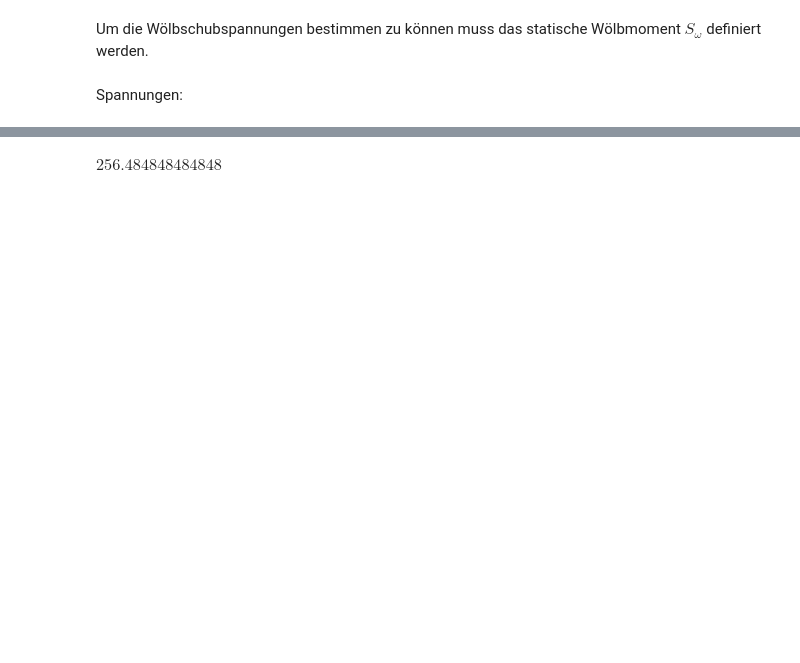
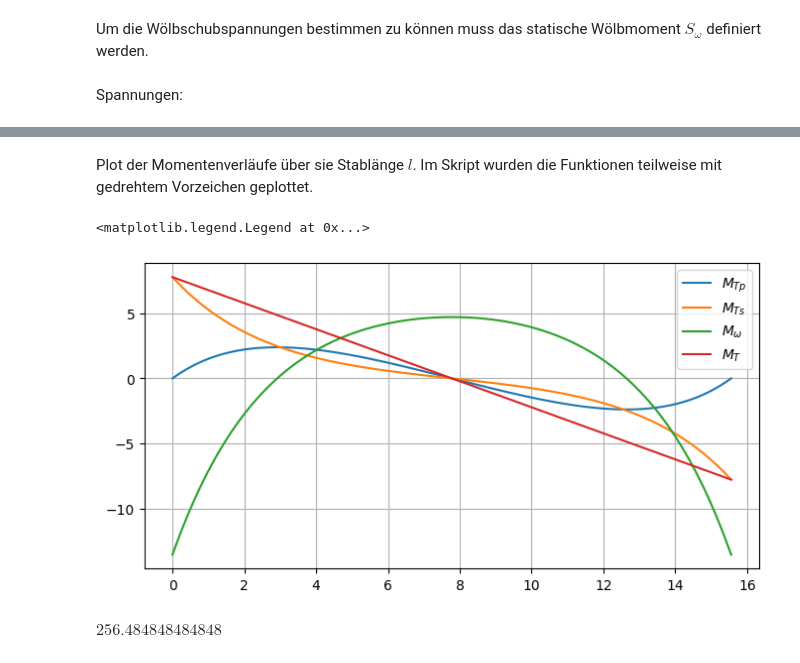
Before and after one commit to StatikMax/Woelbkrafttorsion, a Jupyter notebook: Torsion.ipynb, the cells around one changed output, grey strips where cells are left out. Drawn from its saved outputs; the diff is of its cells as text; code cells hidden in the pictures; blank space fills up the shorter version.

```diff
--- a/Torsion.ipynb
+++ b/Torsion.ipynb
@@ -228,3 +232,30 @@ ax.legend()
+# %%
+def get_np_vals(sp_expr, x_np, m_T_np):
+
+    sp_lambdified = sp.lambdify((x, m_T),sp_expr, 'numpy')
+    np_arr = sp_lambdified(x_np,**m_T_np)
+    return np_arr
+# %% [markdown]
+Plot der Momentenverläufe über sie Stablänge $l$. Im Skript wurden die Funktionen teilweise mit gedrehtem Vorzeichen geplottet.
+# %%
+x_np = np.mgrid[0:l_:501j]
+m_T_ = {'m_T':1}
+M_Ts_np = get_np_vals(M_Ts_,x_np,m_T_)
+M_Tp_np = get_np_vals(M_Tp_,x_np,m_T_)
+M_w_np = get_np_vals(M_w_,x_np,m_T_)
+M_ges_np = get_np_vals(M_ges_,x_np,m_T_)
+
+fig = plt.figure(figsize=(8,4))
+ax = fig.add_subplot(1, 1, 1)
+ax.plot(x_np,M_Tp_np, label='$M_{Tp}$')
+ax.plot(x_np,M_Ts_np, label='$M_{Ts}$')
+ax.plot(x_np,M_w_np, label='$M_{\omega}$')
+ax.plot(x_np,M_ges_np, label='$M_{T}$')
+ax.grid(True,'major')
+ax.legend()
+# %% [output]
+<matplotlib.legend.Legend at 0x...>
+[figure, added]
 # %%
 phi.evalf(subs={y:b_/2, z:h_/2, b:b_, h:h_, t_s:t_s_, t_g:t_g_})
 # %% [output]
```
Also changed, not shown: parts of 7 cells of this notebook.
